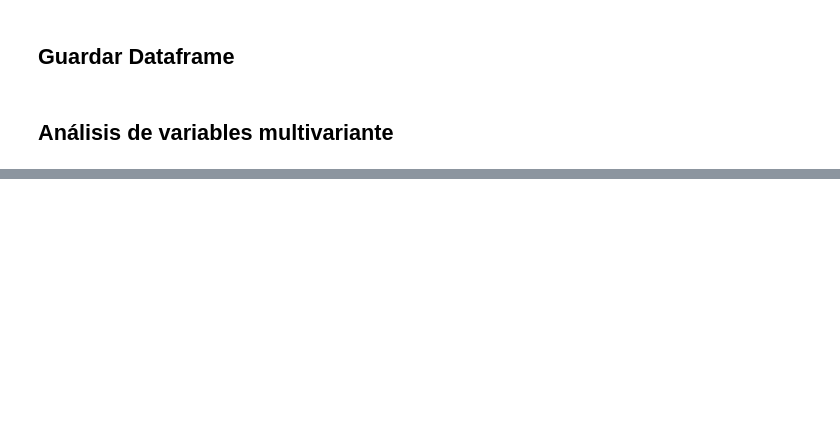
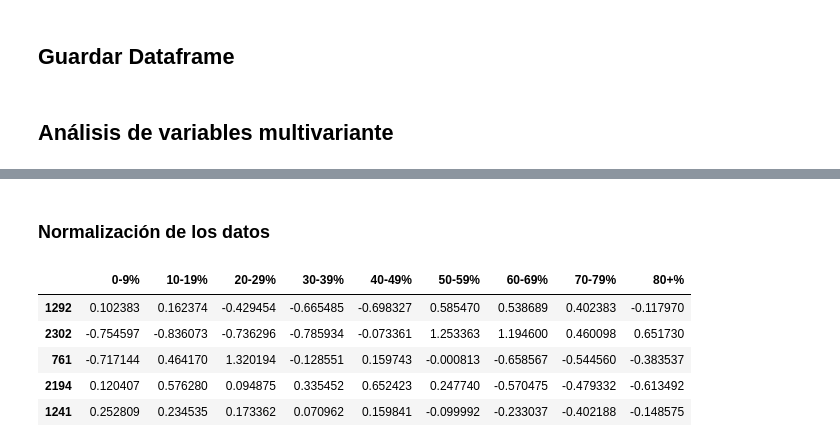
Before and after one commit to IngDiegoMacias/Regularized-Linear-Regression, a Jupyter notebook: src/explore.ipynb, the cells around one changed output, grey strips where cells are left out. Cells and saved outputs as stored; diff of their text form; code cells hidden in the pictures; blank space fills up the shorter version.

```diff
--- a/src/explore.ipynb
+++ b/src/explore.ipynb
@@ -235,0 +278,22 @@ LRR.head()
+# %% [markdown]
+### Normalización de los datos
+# %%
+from sklearn.preprocessing import StandardScaler
+
+scaler = StandardScaler()
+scaler.fit(X_train)
+
+X_train_norm = scaler.transform(X_train)
+X_train_norm = pd.DataFrame(X_train_norm, index = X_train.index, columns = num_variables)
+
+X_test_norm = scaler.transform(X_test)
+X_test_norm = pd.DataFrame(X_test_norm, index = X_test.index, columns = num_variables)
+
+X_train_norm.head()
+# %% [output]
+|  | 0-9% | 10-19% | 20-29% | 30-39% | 40-49% | 50-59% | 60-69% | 70-79% | 80+% |
+| 1292 | 0.102383 | 0.162374 | -0.429454 | -0.665485 | -0.698327 | 0.585470 | 0.538689 | 0.402383 | -0.117970 |
+| 2302 | -0.754597 | -0.836073 | -0.736296 | -0.785934 | -0.073361 | 1.253363 | 1.194600 | 0.460098 | 0.651730 |
+| 761 | -0.717144 | 0.464170 | 1.320194 | -0.128551 | 0.159743 | -0.000813 | -0.658567 | -0.544560 | -0.383537 |
+| 2194 | 0.120407 | 0.576280 | 0.094875 | 0.335452 | 0.652423 | 0.247740 | -0.570475 | -0.479332 | -0.613492 |
+| 1241 | 0.252809 | 0.234535 | 0.173362 | 0.070962 | 0.159841 | -0.099992 | -0.233037 | -0.402188 | -0.148575 |
```
Also changed, not shown: parts of 11 cells of this notebook, 2 other files.
